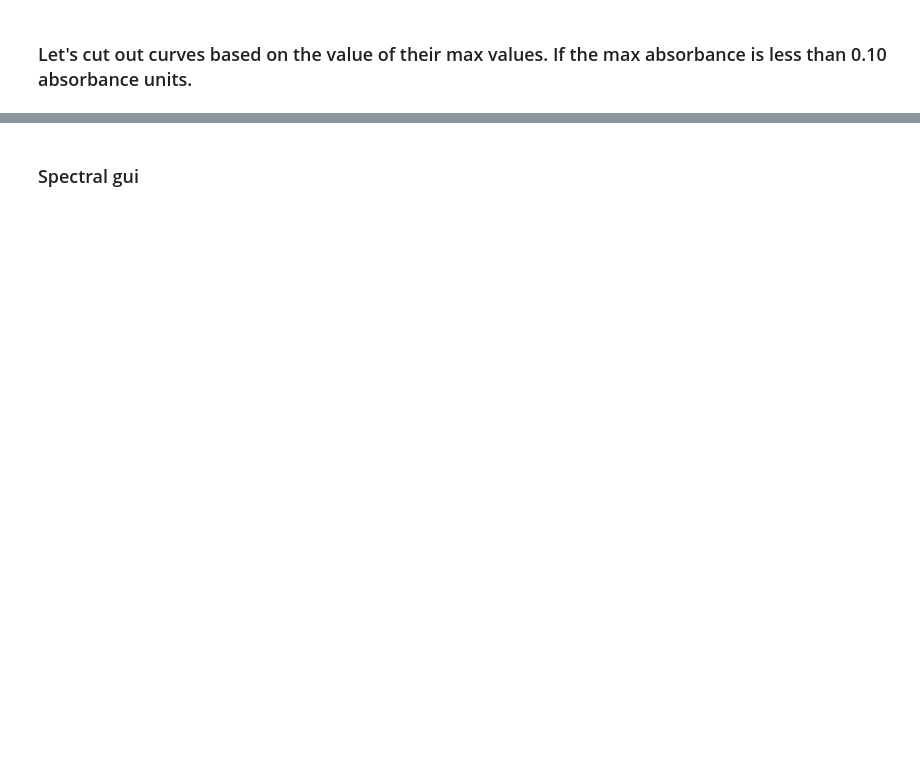
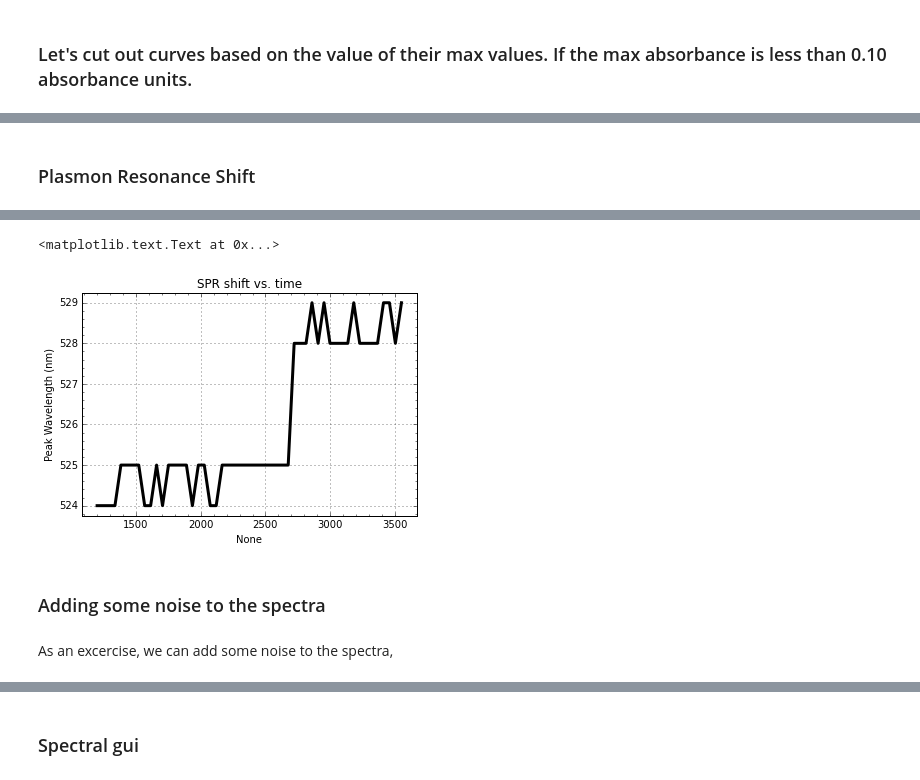
Before and after one commit to hughesadam87/scikit-spectra, a Jupyter notebook: examples/Notebooks/grad_presentation.ipynb, the cells around one changed output, grey strips where cells are left out. Cells and saved outputs as stored; diff of their text form; code cells hidden in the pictures; blank space fills up the shorter version.

```diff
--- a/examples/Notebooks/grad_presentation.ipynb
+++ b/examples/Notebooks/grad_presentation.ipynb
@@ -68,3 +65,6 @@ aunps_cut.plot();
+# %% [markdown]
+### Plasmon Resonance Shift
 # %%
-aunps_cut.idxmax().plot(title='SPR shift vs. time');
+aunps_cut.idxmax().plot(title='SPR shift vs. time')
+plt.ylabel('Peak Wavelength (nm)')
 # %% [output]
@@ -72,3 +71,9 @@ aunps_cut.idxmax().plot(title='SPR shift vs. time');
+<matplotlib.text.Text at 0x...>
+[figure, added]
+# %% [markdown]
+### Adding some noise to the spectra
+# %% [markdown]
+As an excercise, we can add some noise to the spectra,
 # %%
 noise = np.random.rand( *aunps_cut.shape )
 aunps_noisy = aunps_cut + 0.035*noise
```
Also changed, not shown: parts of 13 cells of this notebook, 4 other files.
